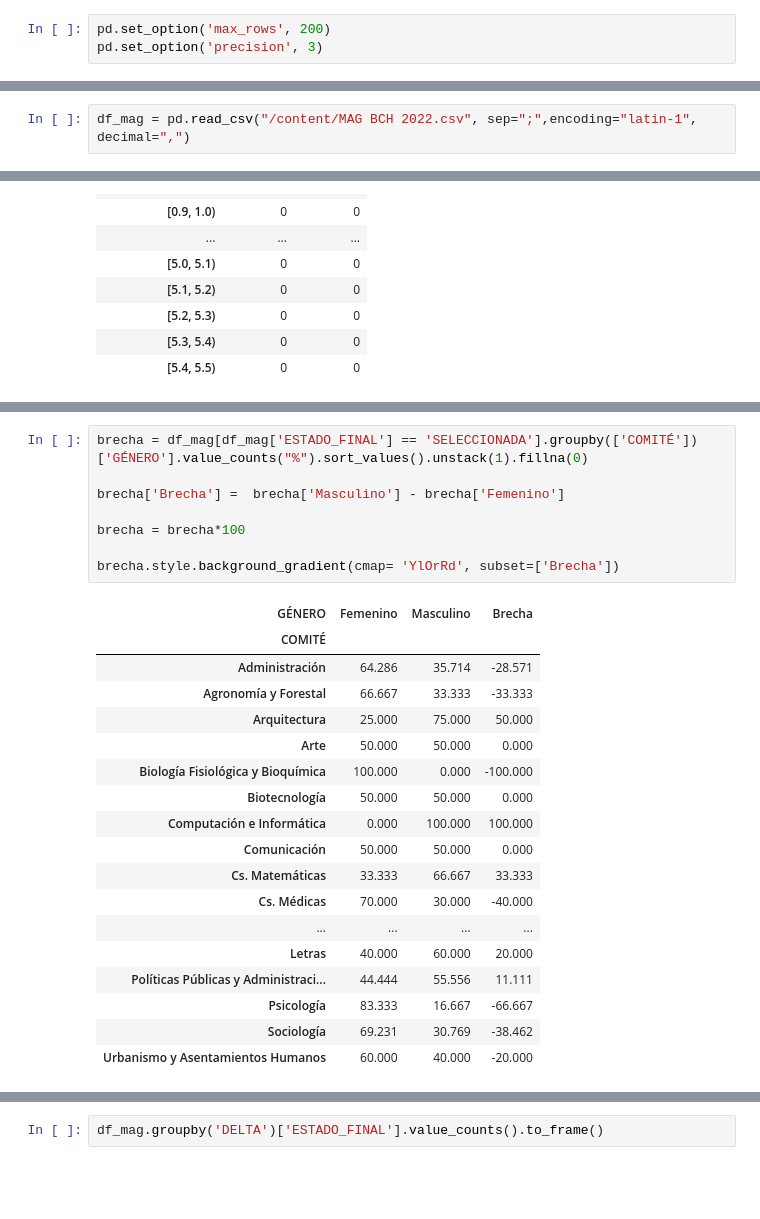
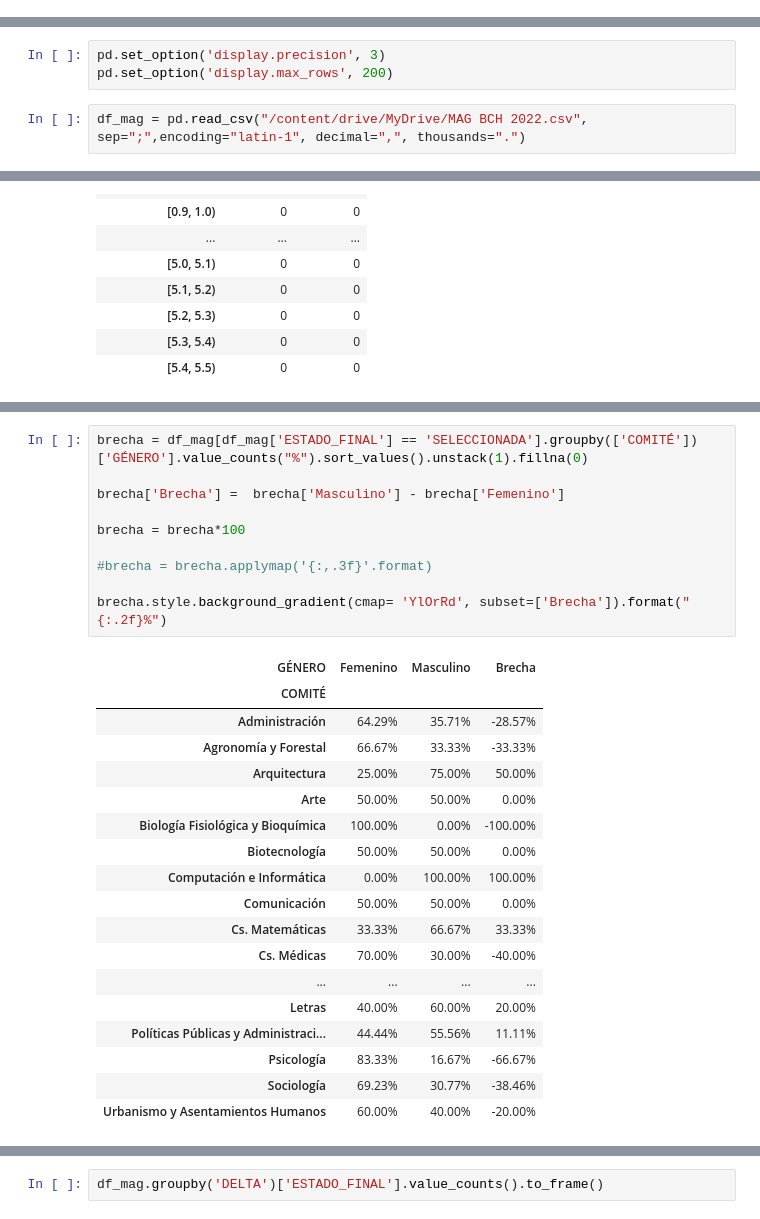
Before and after one commit to alvafox/Simulaciones-para-Becas-Chile, a Jupyter notebook: Magíster_BCH_2022.ipynb, the cells around one changed output, grey strips where cells are left out. Drawn from its saved outputs; the diff is of its cells as text; blank space fills up the shorter version.

```diff
--- a/Magíster_BCH_2022.ipynb
+++ b/Magíster_BCH_2022.ipynb
@@ -44,6 +44,3 @@ SUBCRITERIO 3.1	503.0	4.363	1.256	0.000	4.475	5.000	5.000	5.0
 # %%
 import pandas as pd
 import matplotlib.pyplot as plt
-# %%
-pd.set_option('max_rows', 200)
-pd.set_option('precision', 3)
@@ -50,5 +52,8 @@ pd.set_option('precision', 3)
+# %%
+pd.set_option('display.precision', 3)
+pd.set_option('display.max_rows', 200)
 # %%
-df_mag = pd.read_csv("/content/MAG BCH 2022.csv", sep=";",encoding="latin-1", decimal=",")
+df_mag = pd.read_csv("/content/drive/MyDrive/MAG BCH 2022.csv", sep=";",encoding="latin-1", decimal=",", thousands=".")
 # %%
 df_mag.info()
 # %% [output]
@@ -447,28 +470,30 @@ df_mag[df_mag['ESTADO_FINAL'] == 'SELECCIONADA'].groupby(['COMITÉ', 'GÉNERO'])
 # %%
 brecha = df_mag[df_mag['ESTADO_FINAL'] == 'SELECCIONADA'].groupby(['COMITÉ'])['GÉNERO'].value_counts("%").sort_values().unstack(1).fillna(0)
 
 brecha['Brecha'] =  brecha['Masculino'] - brecha['Femenino']
 
 brecha = brecha*100
 
-brecha.style.background_gradient(cmap= 'YlOrRd', subset=['Brecha'])
+#brecha = brecha.applymap('{:,.3f}'.format)
+
+brecha.style.background_gradient(cmap= 'YlOrRd', subset=['Brecha']).format("{:.2f}%")
 # %% [output]
 | GÉNERO | Femenino | Masculino | Brecha |
 | COMITÉ |  |  |  |
-| Administración | 64.286 | 35.714 | -28.571 |
-| Agronomía y Forestal | 66.667 | 33.333 | -33.333 |
-| Arquitectura | 25.000 | 75.000 | 50.000 |
-| Arte | 50.000 | 50.000 | 0.000 |
-| Biología Fisiológica y Bioquímica | 100.000 | 0.000 | -100.000 |
-| Biotecnología | 50.000 | 50.000 | 0.000 |
-| Computación e Informática | 0.000 | 100.000 | 100.000 |
-| Comunicación | 50.000 | 50.000 | 0.000 |
-| Cs. Matemáticas | 33.333 | 66.667 | 33.333 |
-| Cs. Médicas | 70.000 | 30.000 | -40.000 |
+| Administración | 64.29% | 35.71% | -28.57% |
+| Agronomía y Forestal | 66.67% | 33.33% | -33.33% |
+| Arquitectura | 25.00% | 75.00% | 50.00% |
+| Arte | 50.00% | 50.00% | 0.00% |
+| Biología Fisiológica y Bioquímica | 100.00% | 0.00% | -100.00% |
+| Biotecnología | 50.00% | 50.00% | 0.00% |
+| Computación e Informática | 0.00% | 100.00% | 100.00% |
+| Comunicación | 50.00% | 50.00% | 0.00% |
+| Cs. Matemáticas | 33.33% | 66.67% | 33.33% |
+| Cs. Médicas | 70.00% | 30.00% | -40.00% |
 | ... | ... | ... | ... |
-| Letras | 40.000 | 60.000 | 20.000 |
-| Políticas Públicas y Administraci... | 44.444 | 55.556 | 11.111 |
-| Psicología | 83.333 | 16.667 | -66.667 |
-| Sociología | 69.231 | 30.769 | -38.462 |
-| Urbanismo y Asentamientos Humanos | 60.000 | 40.000 | -20.000 |
+| Letras | 40.00% | 60.00% | 20.00% |
+| Políticas Públicas y Administraci... | 44.44% | 55.56% | 11.11% |
+| Psicología | 83.33% | 16.67% | -66.67% |
+| Sociología | 69.23% | 30.77% | -38.46% |
+| Urbanismo y Asentamientos Humanos | 60.00% | 40.00% | -20.00% |
 # %%
```
Also changed, not shown: parts of 10 cells of this notebook.
